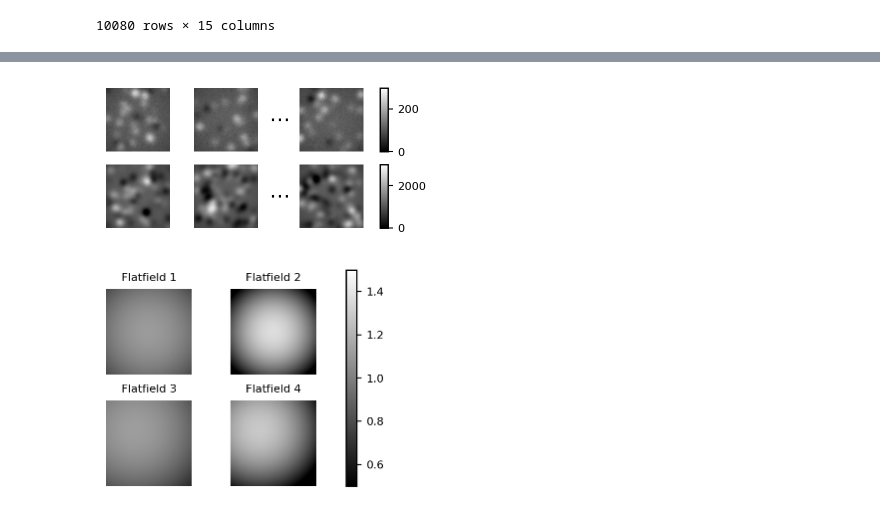
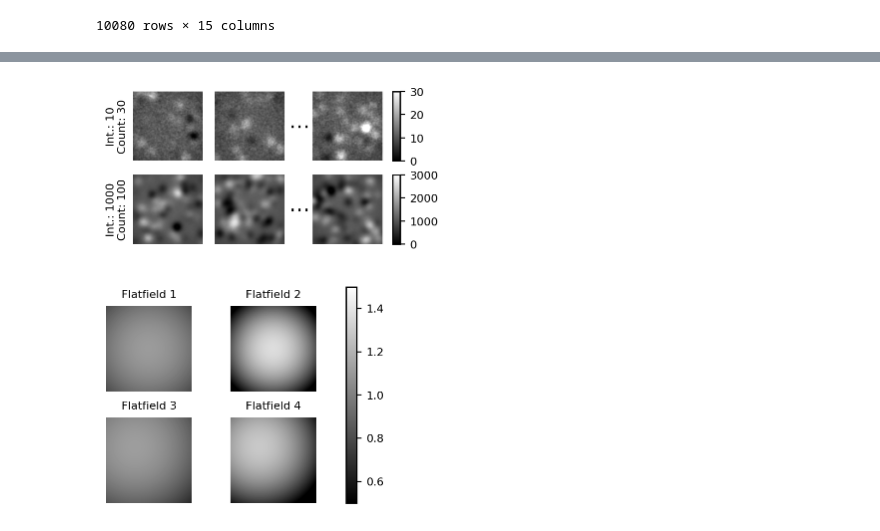
Before and after one commit to yfukai/BaSiCpy, a Jupyter notebook: misc_notebooks/analysis_for_publication/synthesized_data/002c_plot.ipynb, the cells around one changed output, grey strips where cells are left out. Drawn from its saved outputs; the diff is of its cells as text; code cells hidden in the pictures.

```diff
--- a/misc_notebooks/analysis_for_publication/synthesized_data/002c_plot.ipynb
+++ b/misc_notebooks/analysis_for_publication/synthesized_data/002c_plot.ipynb
@@ -46,7 +46,7 @@ estimated_parameters_df
 10080 rows × 15 columns
 # %%
 param_sets = [
-    {"intensity": 100, "ave_count": 30, "blob_dist_key": "biased"},
+    {"intensity": 10, "ave_count": 30, "blob_dist_key": "biased"},
     {"intensity": 1000, "ave_count": 100, "blob_dist_key": "unbiased"},
 ]
 
@@ -94,35 +100,38 @@ fig, axes = plt.subplots(
 )
 for p, _axes in zip(param_sets, axes):
     _df = estimated_parameters_df.query(
         " and ".join([f"{k} == {format_str(v)}" for k, v in p.items()])
     )
     i = _df["image_index"].unique()[0]
     im = np.load(f"./wo_darkfield_imagess/{i}.npy")
     for _im, _ax in zip(im, [_axes[0], _axes[1], _axes[3]]):
         mappable = _ax.imshow(_im, cmap="gray", vmin=0.0, vmax=p["intensity"] * 3.0)
     fig.colorbar(mappable, cax=_axes[4])
+    _axes[0].set_ylabel(
+        "\n".join([f"{name_map[k]}: {v}" for k, v in p.items() if k != "blob_dist_key"])
+    )
 for ax in axes[:, :-1].ravel():
     ax.set_xticks([])
     ax.set_yticks([])
     ax.spines["top"].set_visible(False)
     ax.spines["right"].set_visible(False)
     ax.spines["bottom"].set_visible(False)
     ax.spines["left"].set_visible(False)
 for ax in axes[:, 2].ravel():
     ax.axis("off")
     ax.text(
         0.5,
         0.5,
         "$\cdots$",
         transform=ax.transAxes,
         ha="center",
         va="center",
         fontsize=15,
     )
-fig.subplots_adjust(left=0.05, right=0.9, top=0.875, bottom=0.05)
+fig.subplots_adjust(left=0.085, right=0.875, top=0.95, bottom=0.05)
 save_and_copy_fig(fig, "fig3a_synthesized_data_examples")
 # %% [output]
-[figure, old version]
+[figure, new version]
 # %%
 flatfiled_profiles = np.load("flatfield_profiles.npy")
 # %%
```
Also changed, not shown: parts of 11 cells of this notebook, 5 other files.
